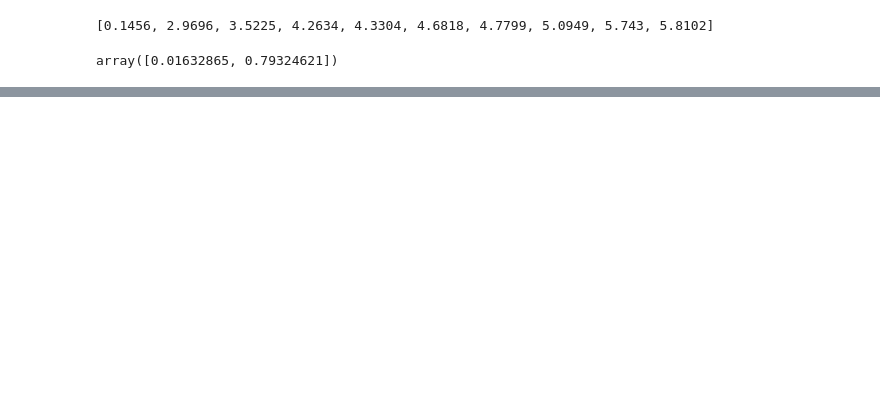
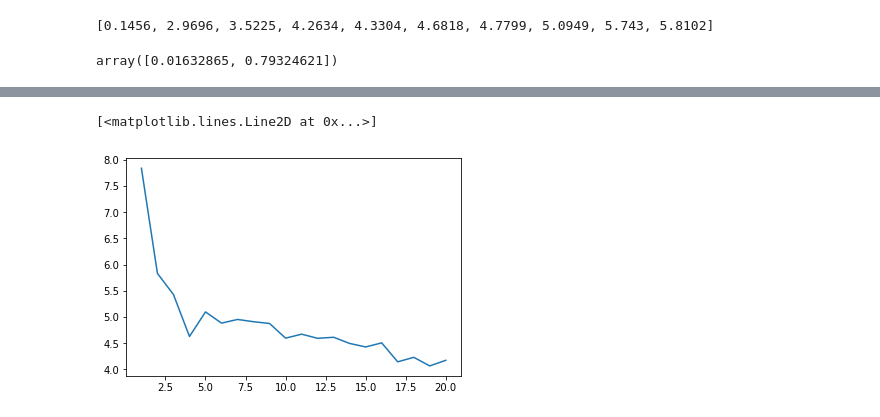
Before and after one commit to AllenGlan/mpsb-implementation, a Jupyter notebook: range_tree/rt_performance.ipynb, the cells around one changed output, grey strips where cells are left out. Saved outputs shown, nothing was run; the diff lists cells and outputs as text; code cells hidden in the pictures; blank space fills up the shorter version.

Commit message:
Report submission

```diff
--- a/range_tree/rt_performance.ipynb
+++ b/range_tree/rt_performance.ipynb
@@ -41,0 +77,12 @@ def generate_rand_pts_disk(x, y, r, num):
+# %%
+# Get current size
+fig_size = plt.rcParams["figure.figsize"]
+
+# Set figure width to 12 and height to 9
+fig_size[0] = 6.4
+fig_size[1] = 4.8
+plt.rcParams["figure.figsize"] = fig_size
+
+plot_pts_list(generate_rand_pts_cluster(0, 0, 500, 1000, 10))
+plt.rcParams["figure.figsize"] = fig_size
+plt.savefig("../docs/report/images/cluster_10.png")
@@ -87,10 +136,13 @@ def run_average(num_iter):
         perf_dict[i] /= num_iter
     return perf_dict
 # %%
-def gen_run_average(num_iter, samp_func, x, y, r, n):
+def gen_run_average(num_iter, samp_func, x, y, r, n, num_cluster=1):
     perf_dict = dict()
     for i in range(num_iter):
-        write_pts_list(samp_func(x, y, r, n))
+        if samp_func is generate_rand_pts_cluster:
+            write_pts_list(samp_func(x, y, r, n, num_cluster))
+        else:
+            write_pts_list(samp_func(x, y, r, n))
         call(PROGRAM_PATH)
         with open(PERF_FILE) as perf_file:
             csv_reader = csv.reader(perf_file, delimiter=",")
@@ -233,0 +230,7 @@ Original time: 0.0697400000000001, New time: 0.070888
+# %%
+cluster_res = [gen_run_average(1000, generate_rand_pts_cluster, *(0, 0, 500, 100), i)['subtrees'] for i in range(1, 21)]
+# %%
+plt.plot(range(1, 21), cluster_res)
+# %% [output]
+[<matplotlib.lines.Line2D at 0x...>]
+[figure, added]
```
Also changed, not shown: parts of 6 cells of this notebook, 12 other files.
